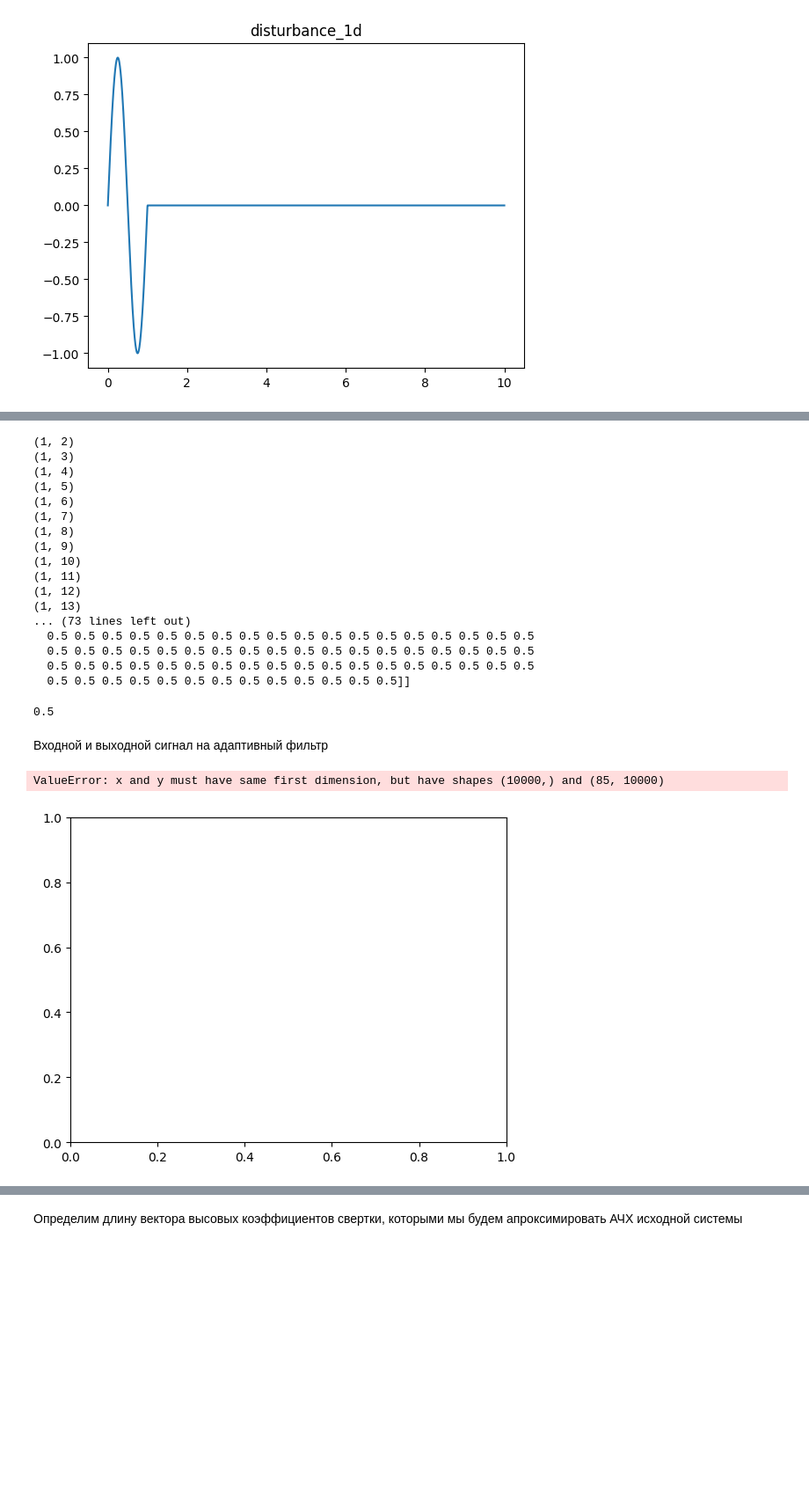
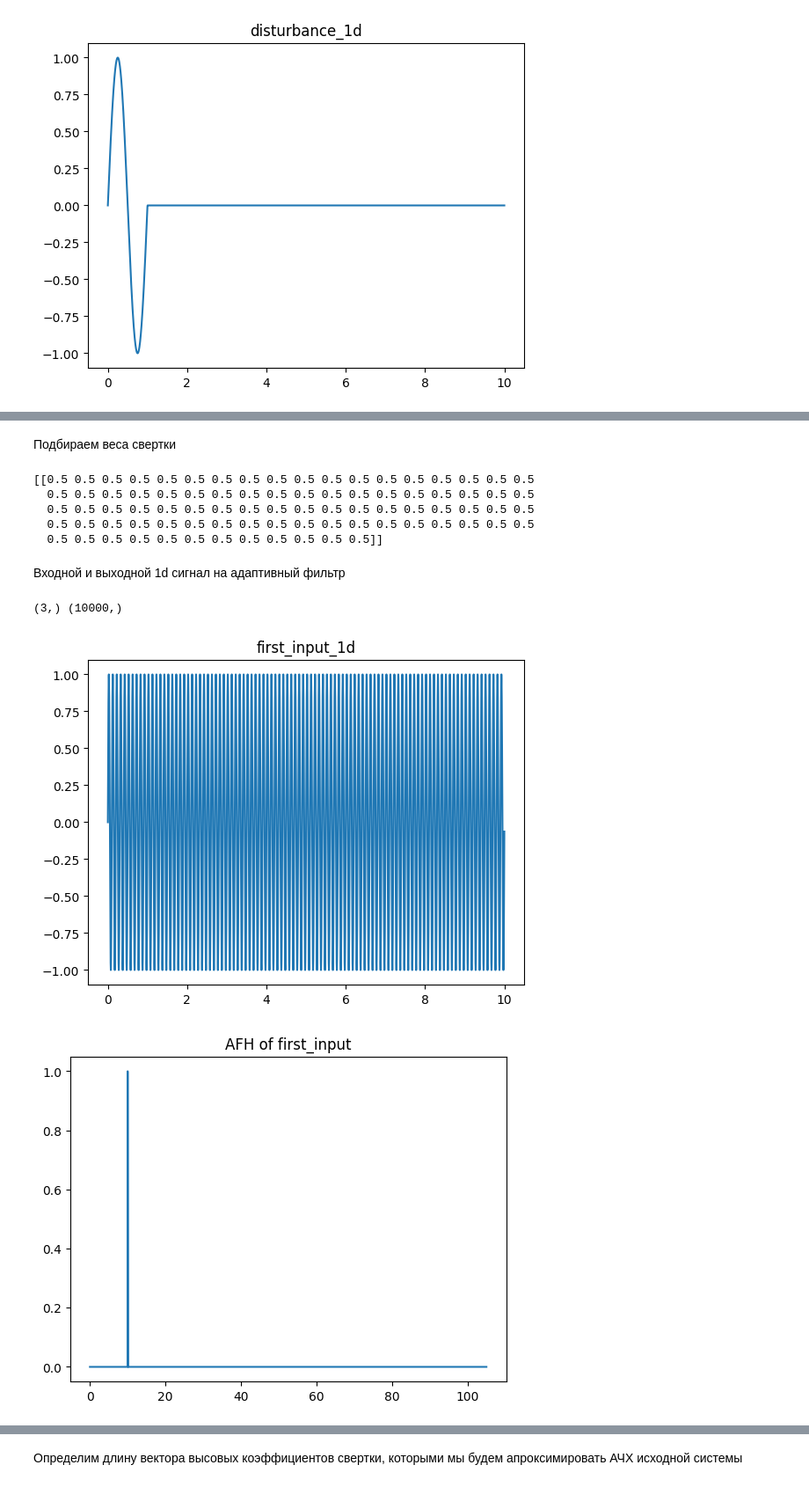
Before and after one commit to dd114/Adaptive-filter-1, a Jupyter notebook: Adaptive-filter-1.ipynb, the cells around one changed output, grey strips where cells are left out. Shown at 88% size. Cells and saved outputs as stored; diff of their text form; code cells hidden in the pictures; blank space fills up the shorter version.

```diff
--- a/Adaptive-filter-1.ipynb
+++ b/Adaptive-filter-1.ipynb
@@ -140 +155,3 @@ plt.show()
+# %% [markdown]
+Подбираем веса свертки
 # %%
@@ -142,27 +159,15 @@ number_of_weights = 1
-# %%
-approx_weights = fitting_of_weights(first_input, second_input, number_of_weights, 1, 1)
-print(approx_weights)
-# %% [output]
-(1, 2)
-(1, 3)
-(1, 4)
-(1, 5)
-(1, 6)
-(1, 7)
-(1, 8)
-(1, 9)
-(1, 10)
-(1, 11)
-(1, 12)
-(1, 13)
-... (73 lines left out)
-  0.5 0.5 0.5 0.5 0.5 0.5 0.5 0.5 0.5 0.5 0.5 0.5 0.5 0.5 0.5 0.5 0.5 0.5
-  0.5 0.5 0.5 0.5 0.5 0.5 0.5 0.5 0.5 0.5 0.5 0.5 0.5 0.5 0.5 0.5 0.5 0.5
-  0.5 0.5 0.5 0.5 0.5 0.5 0.5 0.5 0.5 0.5 0.5 0.5 0.5 0.5 0.5 0.5 0.5 0.5
-  0.5 0.5 0.5 0.5 0.5 0.5 0.5 0.5 0.5 0.5 0.5 0.5 0.5]]
-# %%
-approx_weights[0, 5]
-# %% [output]
-0.5
+# %%
+approx_weights_2d = fitting_of_weights(first_input_2d, second_input_2d, number_of_weights_2d, 1, 1)
+print(approx_weights_2d)
+# %% [output]
+[[0.5 0.5 0.5 0.5 0.5 0.5 0.5 0.5 0.5 0.5 0.5 0.5 0.5 0.5 0.5 0.5 0.5 0.5
+  0.5 0.5 0.5 0.5 0.5 0.5 0.5 0.5 0.5 0.5 0.5 0.5 0.5 0.5 0.5 0.5 0.5 0.5
+  0.5 0.5 0.5 0.5 0.5 0.5 0.5 0.5 0.5 0.5 0.5 0.5 0.5 0.5 0.5 0.5 0.5 0.5
+  0.5 0.5 0.5 0.5 0.5 0.5 0.5 0.5 0.5 0.5 0.5 0.5 0.5 0.5 0.5 0.5 0.5 0.5
+  0.5 0.5 0.5 0.5 0.5 0.5 0.5 0.5 0.5 0.5 0.5 0.5]]
 # %% [markdown]
-Входной и выходной сигнал на адаптивный фильтр
+Входной и выходной 1d сигнал на адаптивный фильтр
+# %%
+right_bound = 10
+number_of_point = 10000
+t = np.linspace(0, right_bound, number_of_point, endpoint=False)
@@ -169,17 +176,23 @@ approx_weights[0, 5]
+# %%
+first_input_1d = signal_1d(1, 10, 0, t)
+
+second_input_1d = processing_of_signal(first_input_1d, initial_weights_1d)
+# %% [output]
+(3,) (10000,)
 # %%
-plt.plot(t, first_input)
-plt.title("first_input")
+plt.plot(t, first_input_1d)
+plt.title("first_input_1d")
 plt.show()
 
 freq_bound = 2100
 
-x = fftpack.rfftfreq(first_input.size, right_bound / number_of_t)[:freq_bound]
-y = 2 * np.abs(fftpack.rfft(first_input)[:freq_bound]) / first_input.size
+x = fftpack.rfftfreq(first_input_1d.size, right_bound / number_of_t)[:freq_bound]
+y = 2 * np.abs(fftpack.rfft(first_input_1d)[:freq_bound]) / first_input_1d.size
 
 plt.plot(x, y)
 plt.title("AFH of first_input")
 plt.show()
 # %% [output]
-ValueError: x and y must have same first dimension, but have shapes (10000,) and (85, 10000)
-[figure, old version]
+[figure, new version]
+[figure, added]
 # %%
```
Also changed, not shown: parts of 22 cells of this notebook.
